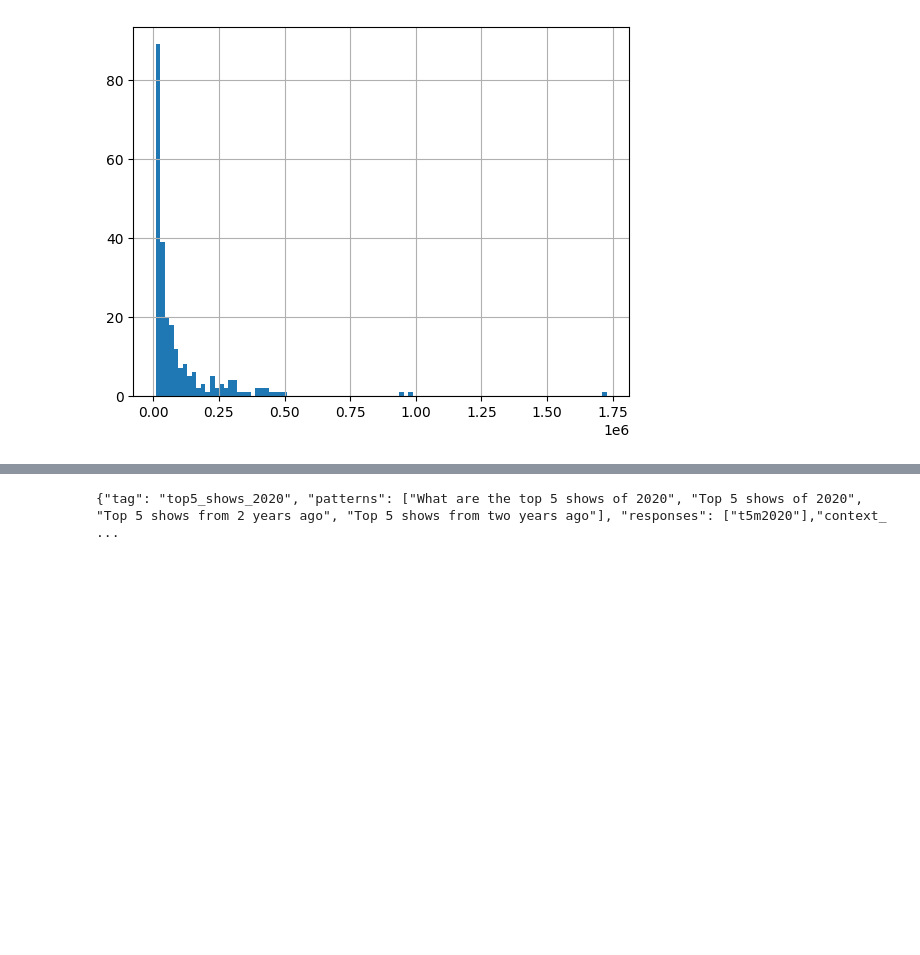
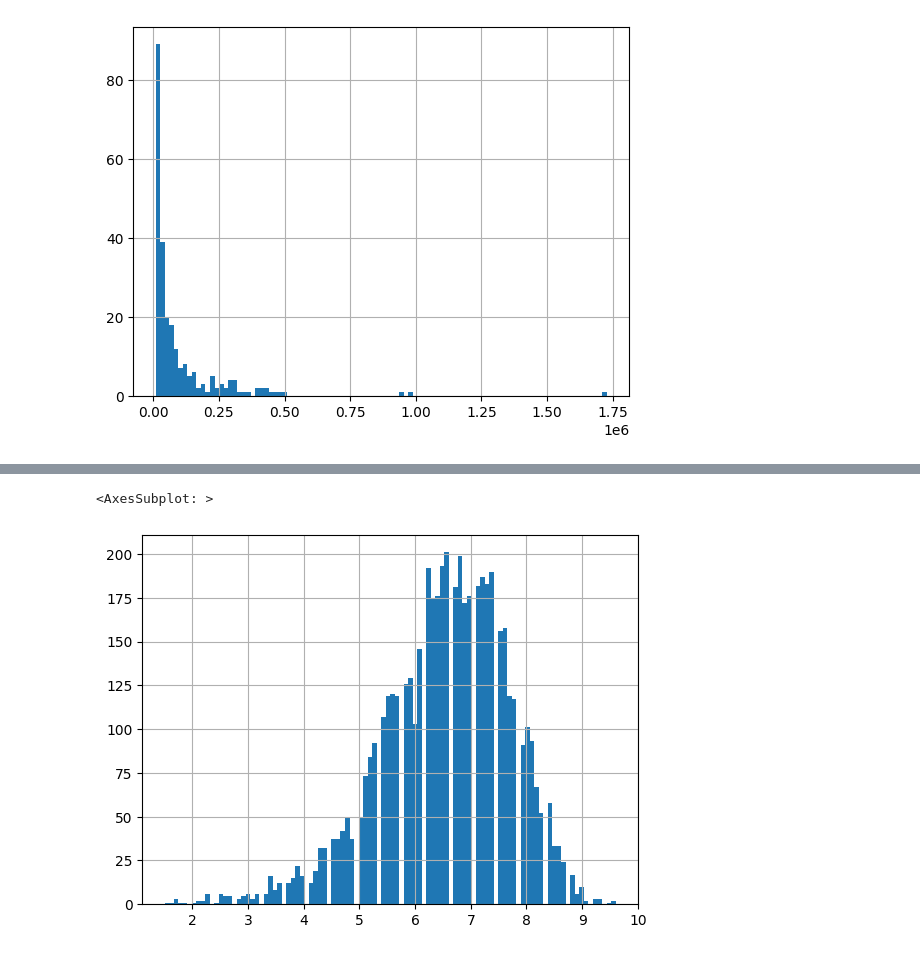
Before and after one commit to nfl6fh/DS-2002_final_project, a Jupyter notebook: testing.ipynb, the cells around one changed output, grey strips where cells are left out. Drawn from its saved outputs; the diff is of its cells as text; code cells hidden in the pictures; blank space fills up the shorter version.

```diff
--- a/testing.ipynb
+++ b/testing.ipynb
@@ -121,4 +119,6 @@ import pprint
-# %%
-print(s.replace('movies', 'shows'))
-# %% [output]
-{"tag": "top5_shows_2020", "patterns": ["What are the top 5 shows of 2020", "Top 5 shows of 2020", "Top 5 shows from 2 years ago", "Top 5 shows from two years ago"], "responses": ["t5m2020"],"context_ ...
+# %%
+# plot titles.imdb_score
+titles.imdb_score.hist(bins=100)
+# %% [output]
+<AxesSubplot: >
+[figure, added]
```
Also changed, not shown: parts of 3 cells of this notebook.
